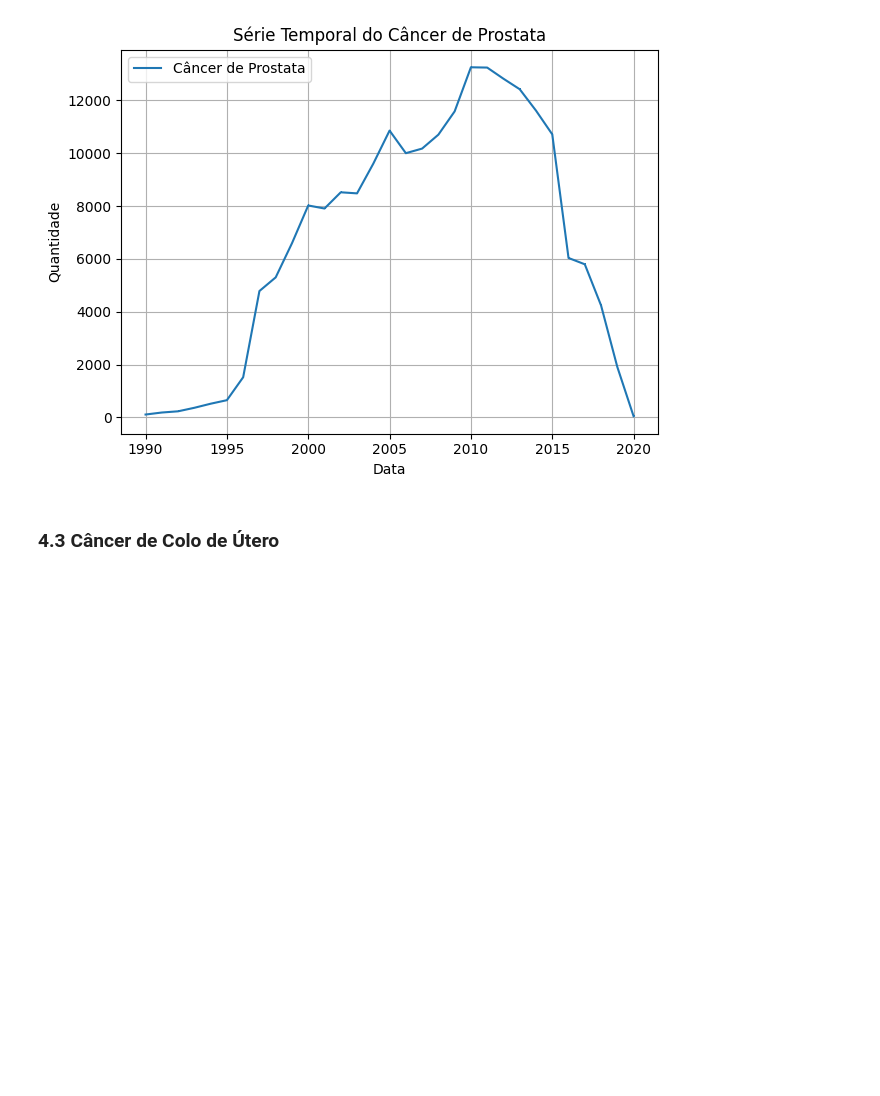
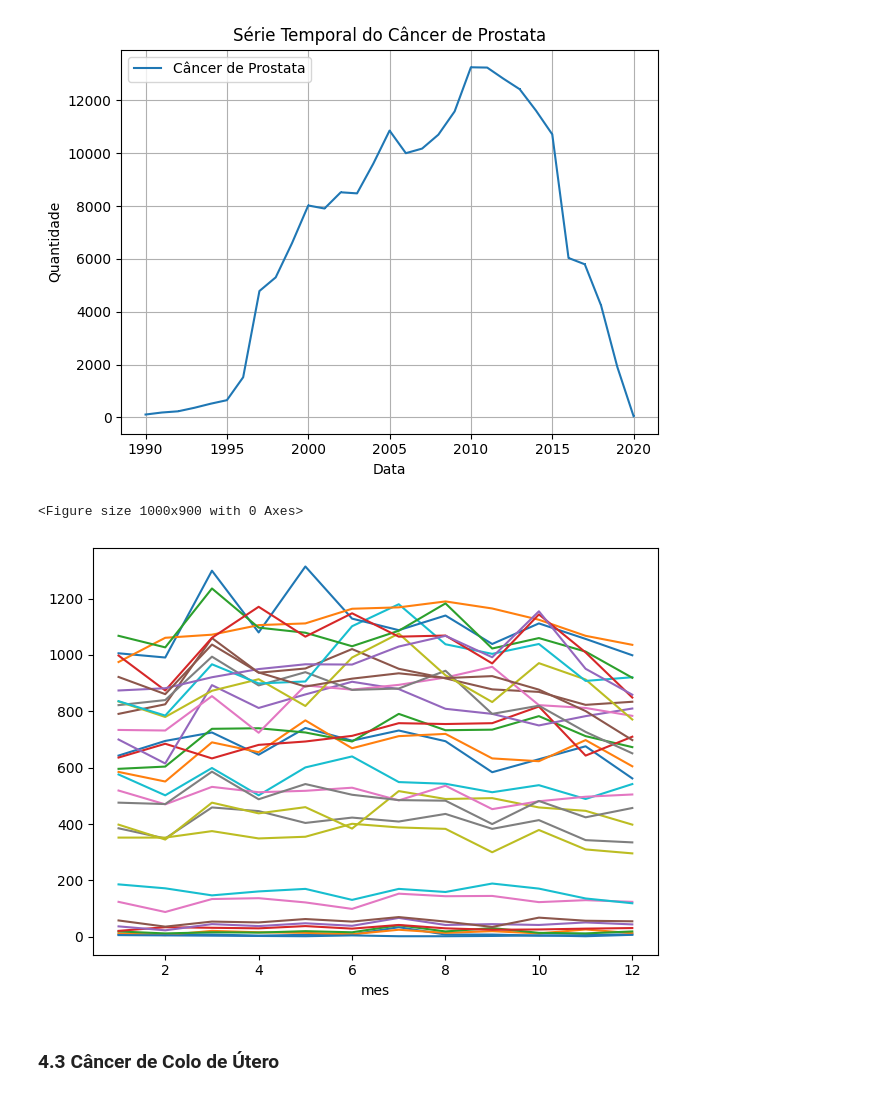
Before and after one commit to MateusVasc/IC-Cancer-Time-Series, a Jupyter notebook: presentation.ipynb, the cells around one changed output. Saved outputs shown, nothing was run; the diff lists cells and outputs as text; code cells hidden in the pictures; blank space fills up the shorter version.

```diff
--- a/presentation.ipynb
+++ b/presentation.ipynb
@@ -751,6 +802,25 @@ plt.tight_layout()
 plt.show()
 # %% [output]
 [figure]
+# %%
+df_test_2 = pd.DataFrame()
+
+df_test_2['ano'] = df_prostata['Data de Diagnostico'].dt.year
+df_test_2['mes'] = df_prostata['Data de Diagnostico'].dt.month
+# %%
+df_group_2 = df_test_2.groupby(['ano', 'mes']).size().reset_index(name='contagem')
+# %%
+df_pivot_2 = df_group_2.pivot(index='mes', columns='ano', values='contagem').fillna(0)
+# %%
+plt.figure(figsize=(10,9))
+df_pivot_2.plot(legend=False)
+#plt.xticks(df_pivot_2.index)
+
+plt.tight_layout()
+plt.show()
+# %% [output]
+<Figure size 1000x900 with 0 Axes>
+[figure, added]
 # %% [markdown]
 ### 4.3 Câncer de Colo de Útero
 # %%
```
Also changed, not shown: parts of 8 cells of this notebook.
